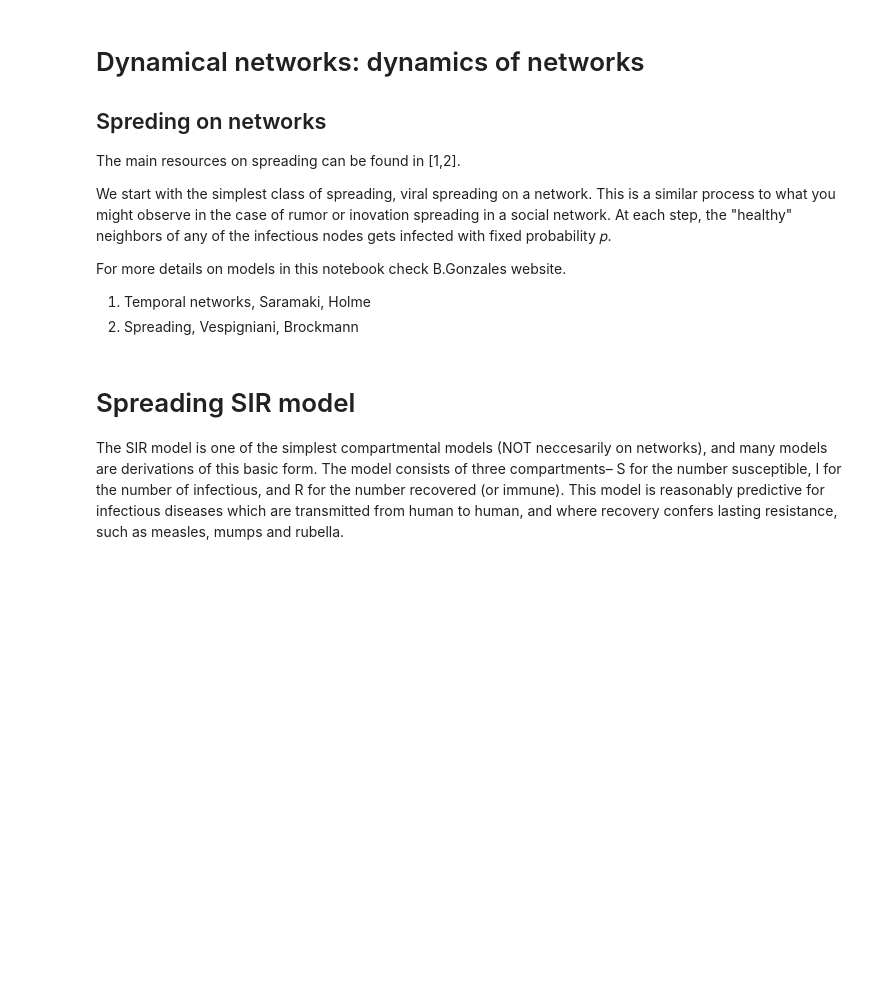
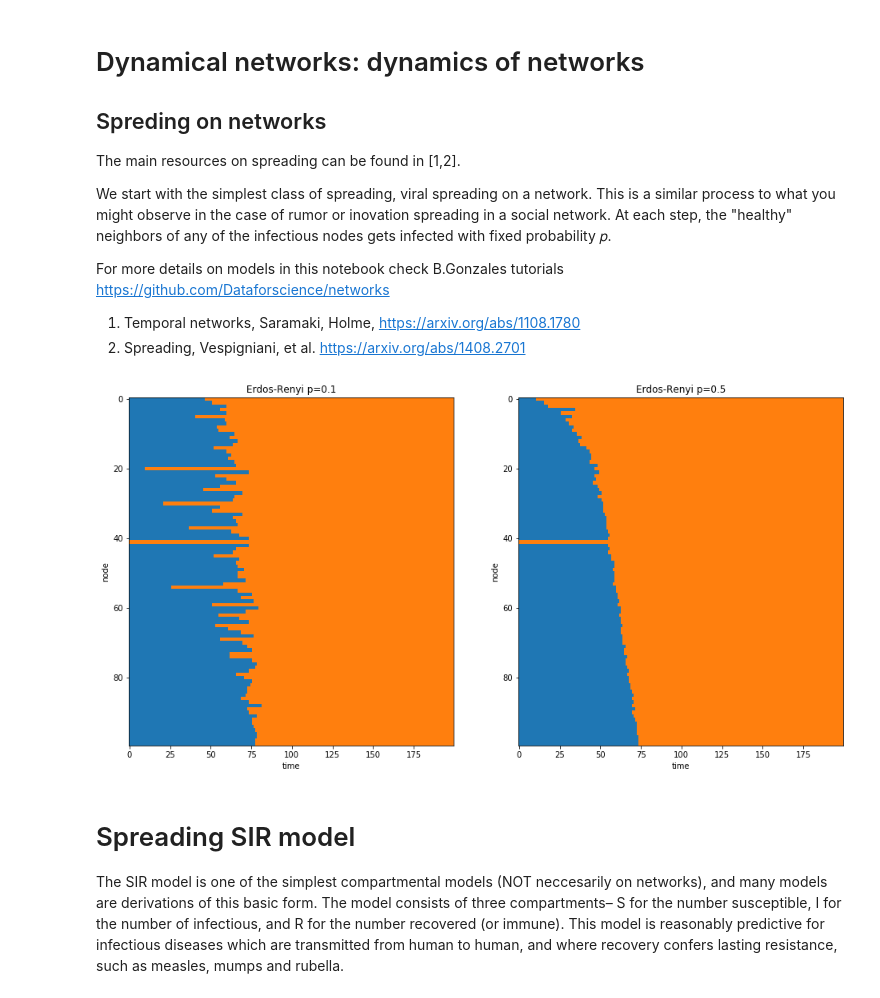
Before and after one commit to Big-data-course-CRI/materials_big_data_cri_2019, a Jupyter notebook: resources Python/spreading_on_networks.ipynb, the cells around one changed output. Cells and saved outputs as stored; diff of their text form; code cells hidden in the pictures; blank space fills up the shorter version.

```diff
--- a/resources Python/spreading_on_networks.ipynb
+++ b/resources Python/spreading_on_networks.ipynb
@@ -8,10 +8,10 @@ The main resources on spreading can be found in [1,2].
 
 We start with the simplest class of spreading, viral spreading on a network. This is a similar process to what you might observe in the case of rumor or inovation spreading in a social network. At each step, the "healthy" neighbors of any of the infectious nodes gets infected with fixed probability 𝑝.
 
-For more details on models in this notebook check B.Gonzales website.
+For more details on models in this notebook check B.Gonzales tutorials https://github.com/Dataforscience/networks
 
-1. Temporal networks, Saramaki, Holme
-2. Spreading, Vespigniani, Brockmann
+1. Temporal networks, Saramaki, Holme, https://arxiv.org/abs/1108.1780
+2. Spreading, Vespigniani, et al. https://arxiv.org/abs/1408.2701
 # %%
 
 
@@ -62,34 +68,42 @@ def viral_spread(self, beta, timesteps, seed):
 # %%
 #compare viral spreading on different types of networks
 
 #seed node for spreading
 seed = np.random.randint(100)
 
-WS = Graph.watts_strogatz_graph(100, 4, 0.02)
-ER = Graph.erdos_renyi_graph(100, 0.1)
+#WS = Graph.watts_strogatz_graph(100, 4, 0.02)
+p1 = 0.1
+p2 = 0.5
+ER1 = Graph.erdos_renyi_graph(100, p1)
+ER2 = Graph.erdos_renyi_graph(100, p2)
+
 
 # run viral spreading on a network
 # result is vector of configuration of network with states
-WS_configuration = WS.viral(0.1, 100, seed)
-ER_configuration = ER.viral(0.1, 100, seed)
+
+beta = 0.1 # parameter of spreading
+ER1_configuration = ER1.viral_spread(0.1, 200, seed)
+ER2_configuration = ER2.viral_spread(0.1, 200, seed)
 
 
 #now we show how spreading can change in time
 colors = plt.rcParams['axes.prop_cycle'].by_key()['color']
 cmap = LinearSegmentedColormap.from_list('d4sci', colors=[colors[0], colors[1]])
 
 fig, ax_lst = plt.subplots(1, 2, figsize=(16, 8))
-ax_lst[0].imshow(ER_configuration.T, aspect='auto', cmap=cmap)
+ax_lst[0].imshow(ER1_configuration.T, aspect='auto', cmap=cmap)
 ax_lst[0].set_xlabel('time')
 ax_lst[0].set_ylabel('node')
-ax_lst[0].set_title('Erdos-Renyi')
+ax_lst[0].set_title('Erdos-Renyi p='+str(p1))
 
-ax_lst[1].imshow(WS_configuration.T, aspect='auto', cmap=cmap)
+ax_lst[1].imshow(ER2_configuration.T, aspect='auto', cmap=cmap)
 ax_lst[1].set_xlabel('time')
 ax_lst[1].set_ylabel('node')
-ax_lst[1].set_title('Watts-Strogatz')
+ax_lst[1].set_title('Erdos-Renyi p='+str(p2))
 
 plt.show()
+# %% [output]
+[figure, added]
 # %% [markdown]
 # Spreading SIR model
 
```
Also changed, not shown: parts of 2 cells of this notebook, 1 other file.
